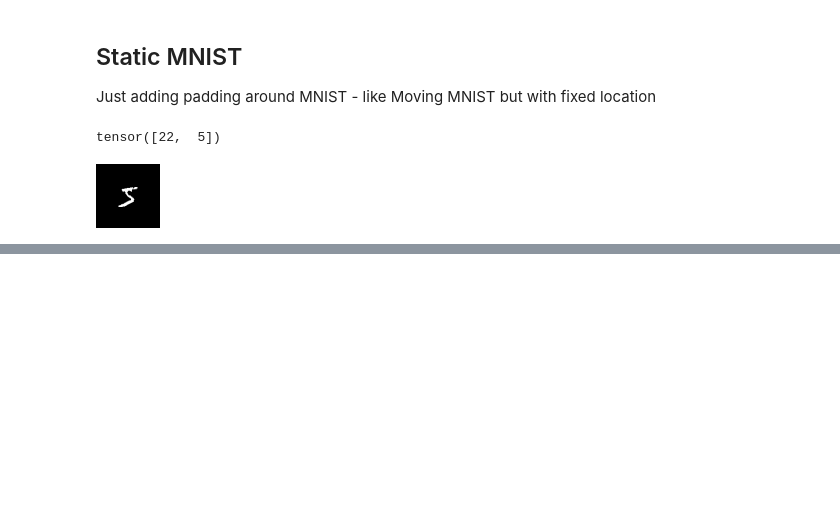
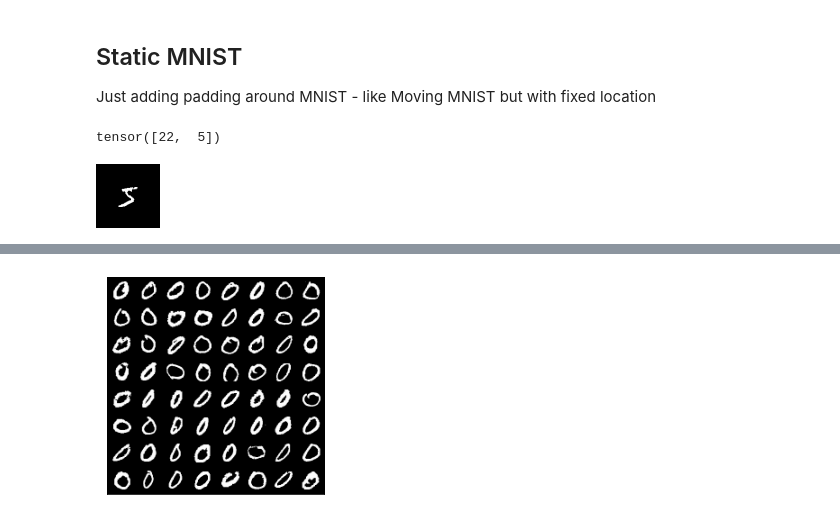
Before and after one commit to oliveradk/cult, a Jupyter notebook: 01a_core.datasets.moving_mnist.ipynb, the cells around one changed output, grey strips where cells are left out. Cells and saved outputs as stored; diff of their text form; code cells hidden in the pictures; blank space fills up the shorter version.

```diff
--- a/01a_core.datasets.moving_mnist.ipynb
+++ b/01a_core.datasets.moving_mnist.ipynb
@@ -273,0 +322,18 @@ fixed_mnist[0][0]
+# %%
+#export
+class OrderedMNIST(CommonMNIST):
+
+    def __init__(self, *args, **kwargs):
+        super().__init__(*args, **kwargs)
+
+        sorted_targets, sorted_indices = torch.sort(self.targets)
+        self.targets = sorted_targets
+        self.data = self.data[sorted_indices]
+# %%
+ordered_mnist = OrderedMNIST(DATA_PATH, transform=ToTensor())
+ordered_loader = DataLoader(ordered_mnist, 64, shuffle=False)
+# %%
+batch, _labels = iter(ordered_loader).next()
+show_batch(batch)
+# %% [output]
+[figure, added]
```
Also changed, not shown: parts of 30 cells of this notebook, 2 other files.
